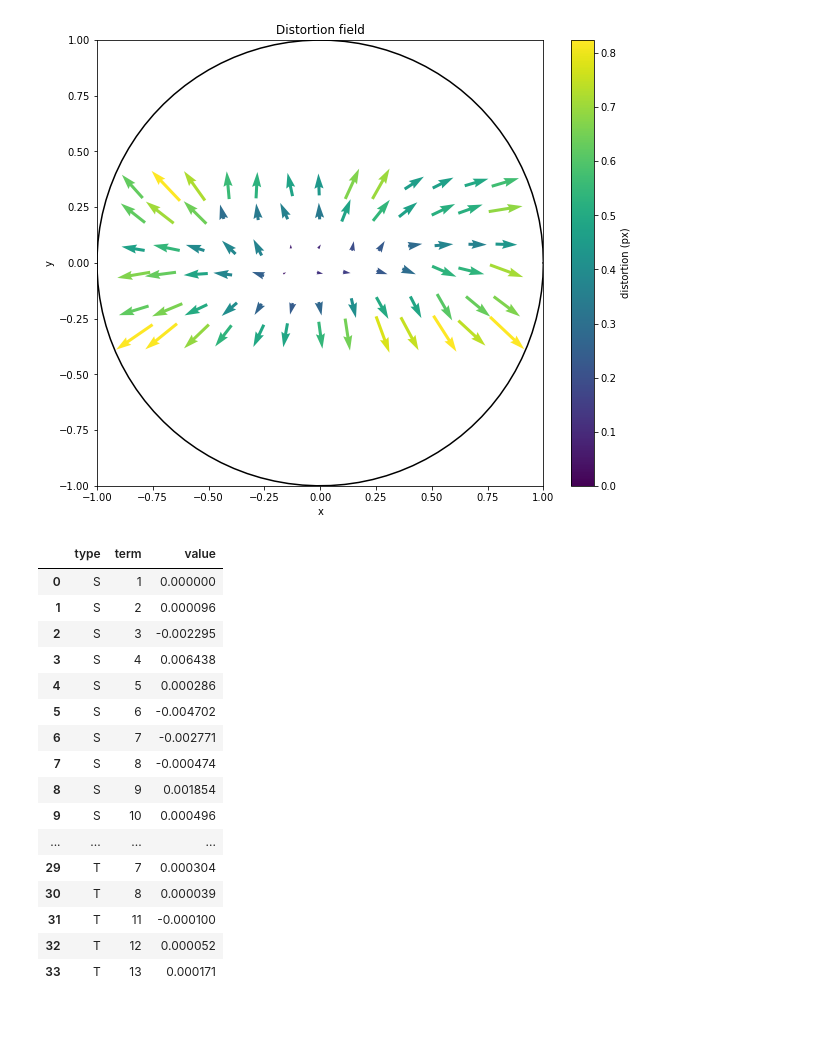
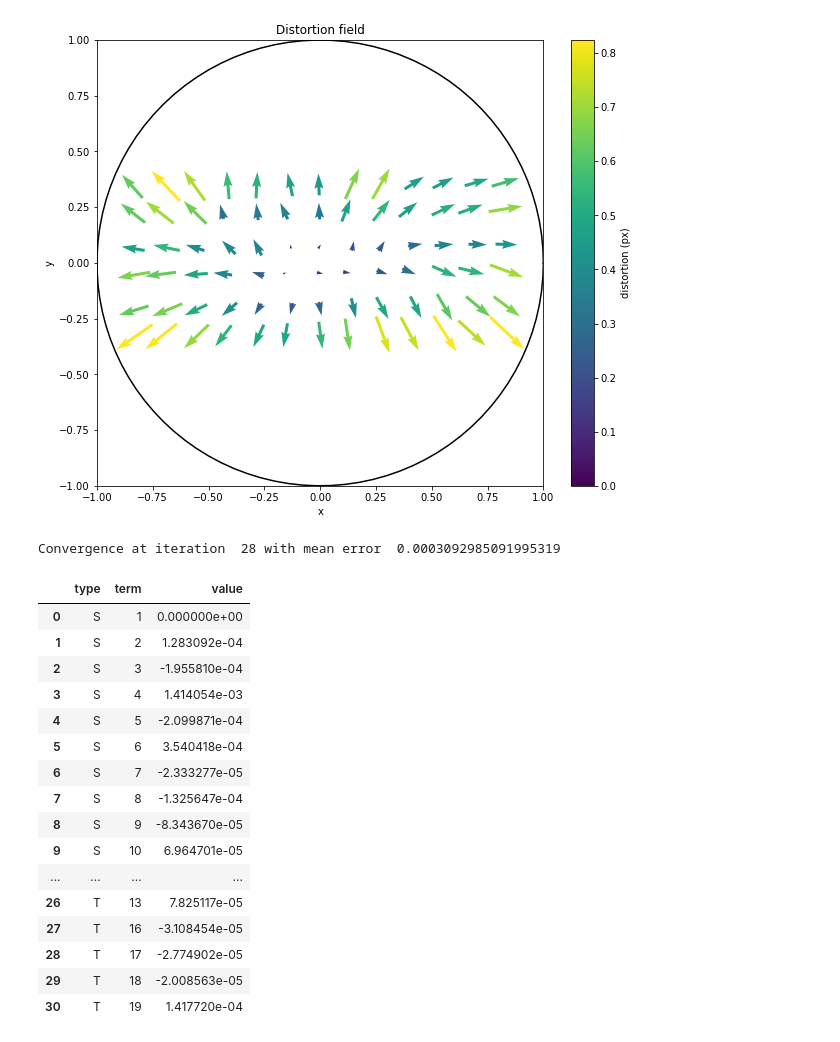
Before and after one commit to edovanveen/naclib, a Jupyter notebook: notebooks/get_distortion_correction.ipynb, the cells around one changed output. Drawn from its saved outputs; the diff is of its cells as text; code cells hidden in the pictures.

```diff
--- a/notebooks/get_distortion_correction.ipynb
+++ b/notebooks/get_distortion_correction.ipynb
@@ -66,38 +64,48 @@ plt.show()
 # %% [output]
 [figure]
 [figure]
+# %%
+# Get ST polynomial decomposition coefficients.
+j_max_best = naclib.stpol.get_highest_converging_j_max(locs0, D)
+stpol = naclib.stpol.STPolynomials(j_max_S=j_max_best, j_max_T=j_max_best)
+a_S, a_T = stpol.get_decomposition(locs0, D)
+# %% [output]
+Convergence at iteration  28 with mean error  0.0003092985091995319
 # %%
-# Get ST polynomial decomposition coefficients.
-stpol = naclib.stpol.STPolynomials(j_max_S=j_max_S, j_max_T=j_max_T)
-a_S, a_T = stpol.get_decomposition(locs0, D)
+# Save resulting coefficients.
+dict_coefs = {'type': [],
+              'term': [],
+              'value': []}
+for term, value in a_S.items():
+    dict_coefs['type'].append('S')
+    dict_coefs['term'].append(term)
+    dict_coefs['value'].append(value)
+for term, value in a_T.items():
+    dict_coefs['type'].append('T')
+    dict_coefs['term'].append(term)
+    dict_coefs['value'].append(value)
 
-# Save resulting coefficients.
-df_coefs = pd.DataFrame(columns=['type', 'term', 'value'])
-for term, value in a_S.items():
-    df_coefs = df_coefs.append({'type': 'S', 'term': term, 'value': value}, ignore_index=True)
-for term, value in a_T.items():
-    df_coefs = df_coefs.append({'type': 'T', 'term': term, 'value': value}, ignore_index=True)
+df_coefs = pd.DataFrame(dict_coefs)
 df_coefs.to_csv(output_coefficients)
-
 df_coefs
 # %% [output]
 |  | type | term | value |
-| 0 | S | 1 | 0.000000 |
-| 1 | S | 2 | 0.000096 |
-| 2 | S | 3 | -0.002295 |
-| 3 | S | 4 | 0.006438 |
-| 4 | S | 5 | 0.000286 |
-| 5 | S | 6 | -0.004702 |
-| 6 | S | 7 | -0.002771 |
-| 7 | S | 8 | -0.000474 |
-| 8 | S | 9 | 0.001854 |
-| 9 | S | 10 | 0.000496 |
+| 0 | S | 1 | 0.000000e+00 |
+| 1 | S | 2 | 1.283092e-04 |
+| 2 | S | 3 | -1.955810e-04 |
+| 3 | S | 4 | 1.414054e-03 |
+| 4 | S | 5 | -2.099871e-04 |
+| 5 | S | 6 | 3.540418e-04 |
+| 6 | S | 7 | -2.333277e-05 |
+| 7 | S | 8 | -1.325647e-04 |
+| 8 | S | 9 | -8.343670e-05 |
+| 9 | S | 10 | 6.964701e-05 |
 | ... | ... | ... | ... |
-| 29 | T | 7 | 0.000304 |
-| 30 | T | 8 | 0.000039 |
-| 31 | T | 11 | -0.000100 |
-| 32 | T | 12 | 0.000052 |
-| 33 | T | 13 | 0.000171 |
+| 26 | T | 13 | 7.825117e-05 |
+| 27 | T | 16 | -3.108454e-05 |
+| 28 | T | 17 | -2.774902e-05 |
+| 29 | T | 18 | -2.008563e-05 |
+| 30 | T | 19 | 1.417720e-04 |
 # %%
 # Show correction field.
 P = stpol.get_field(locs0, a_S, a_T)
```
Also changed, not shown: parts of 2 cells of this notebook, 7 other files.
